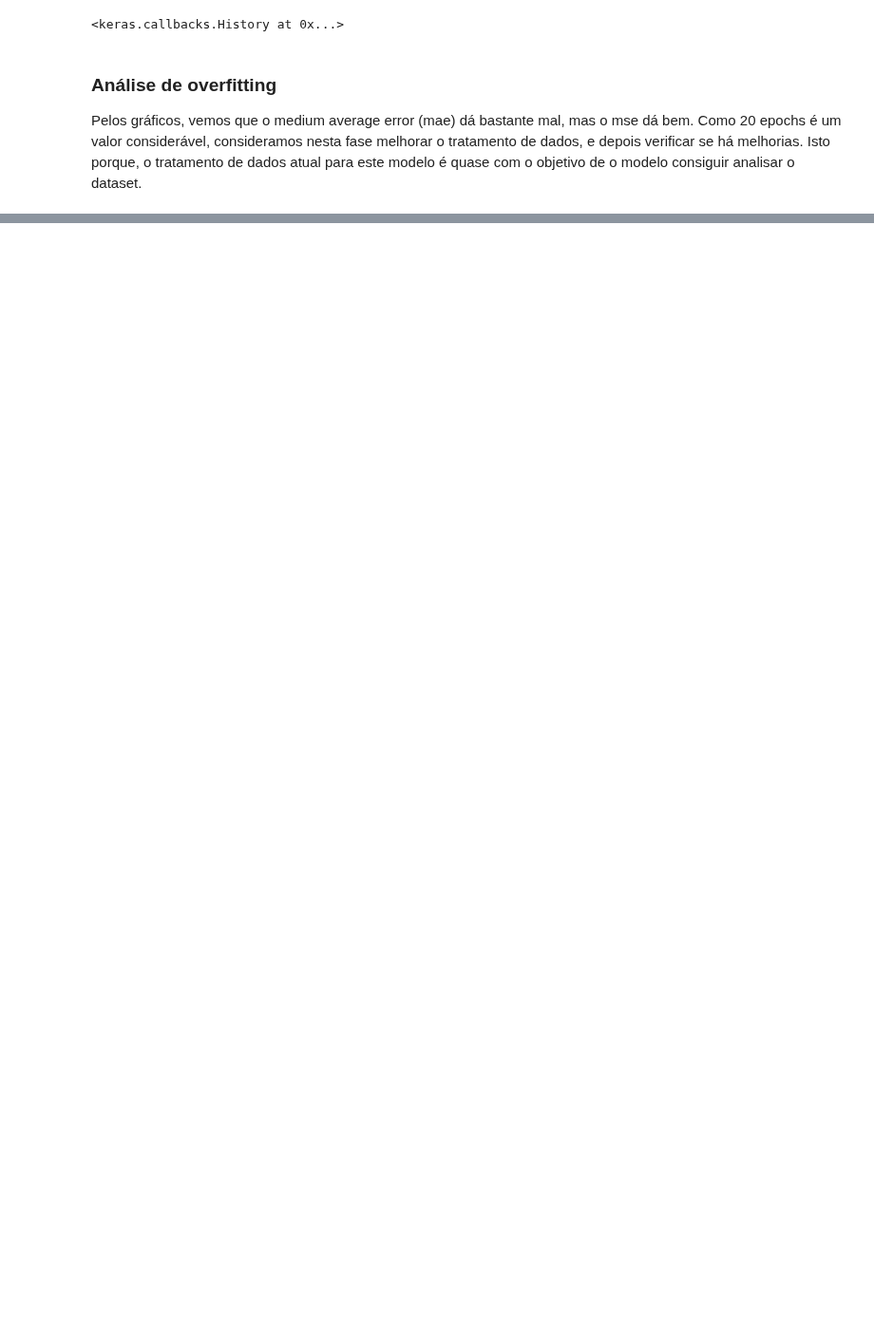
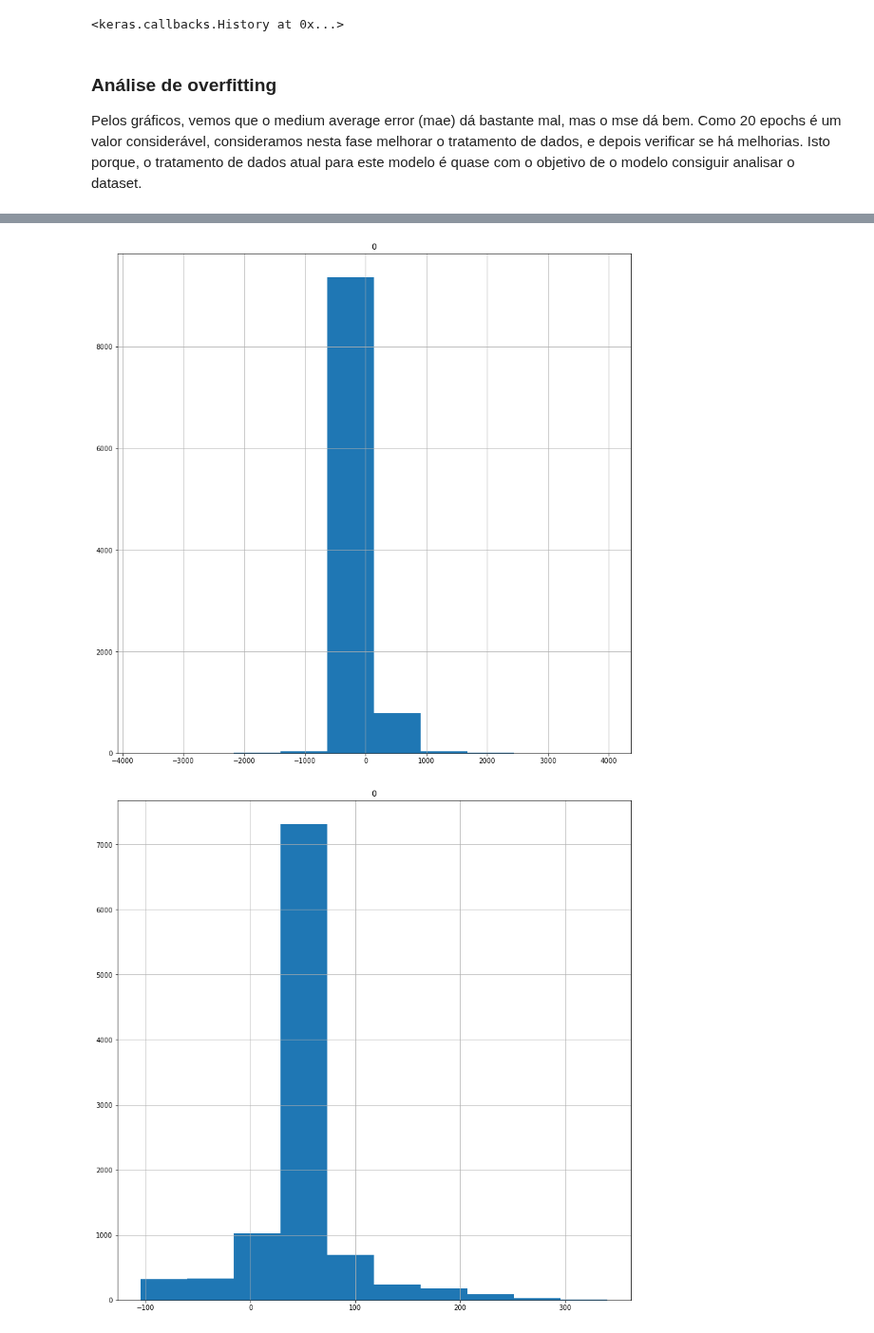
Before and after one commit to gonaloppcc/projetoDAA, a Jupyter notebook: melhor_grupo/neural_network.ipynb, the cells around one changed output, grey strips where cells are left out. Shown at 95% size. Cells and saved outputs as stored; diff of their text form; code cells hidden in the pictures; blank space fills up the shorter version.

```diff
--- a/melhor_grupo/neural_network.ipynb
+++ b/melhor_grupo/neural_network.ipynb
@@ -251,10 +261,14 @@ Isto porque, o tratamento de dados atual para este modelo é quase com o objetiv
 # %%
  #0btain predictions
 
+
 predictions = best_mlp_model.predict(X_test)
-print(predictions)
-inversed = ss.inverse_transform(pd.DataFrame(predictions))
-#inversed[skew_cols] = pd.DataFrame(pt.inverse_transform(inversed[skew_cols]), columns=skew_cols)
 
-print(inversed)
+
+predictions = unscale(predictions)
+y_test = unscale(y_test)
+#pd.DataFrame(y_test).hist(figsize=(14, 14));
+#pd.DataFrame(predictions).hist(figsize=(14, 14));
+
+#y_test_scaled = unscale(y_test)
 # %% [output]
@@ -264 +276,7 @@ ValueError: non-broadcastable output operand with shape (6240,1) doesn't match t
+# %%
+pd.DataFrame(y_test).hist(figsize=(14, 14));
+pd.DataFrame(predictions).hist(figsize=(14, 14));
+# %% [output]
+[figure, added]
+[figure, added]
 # %%
```
Also changed, not shown: parts of 9 cells of this notebook.
